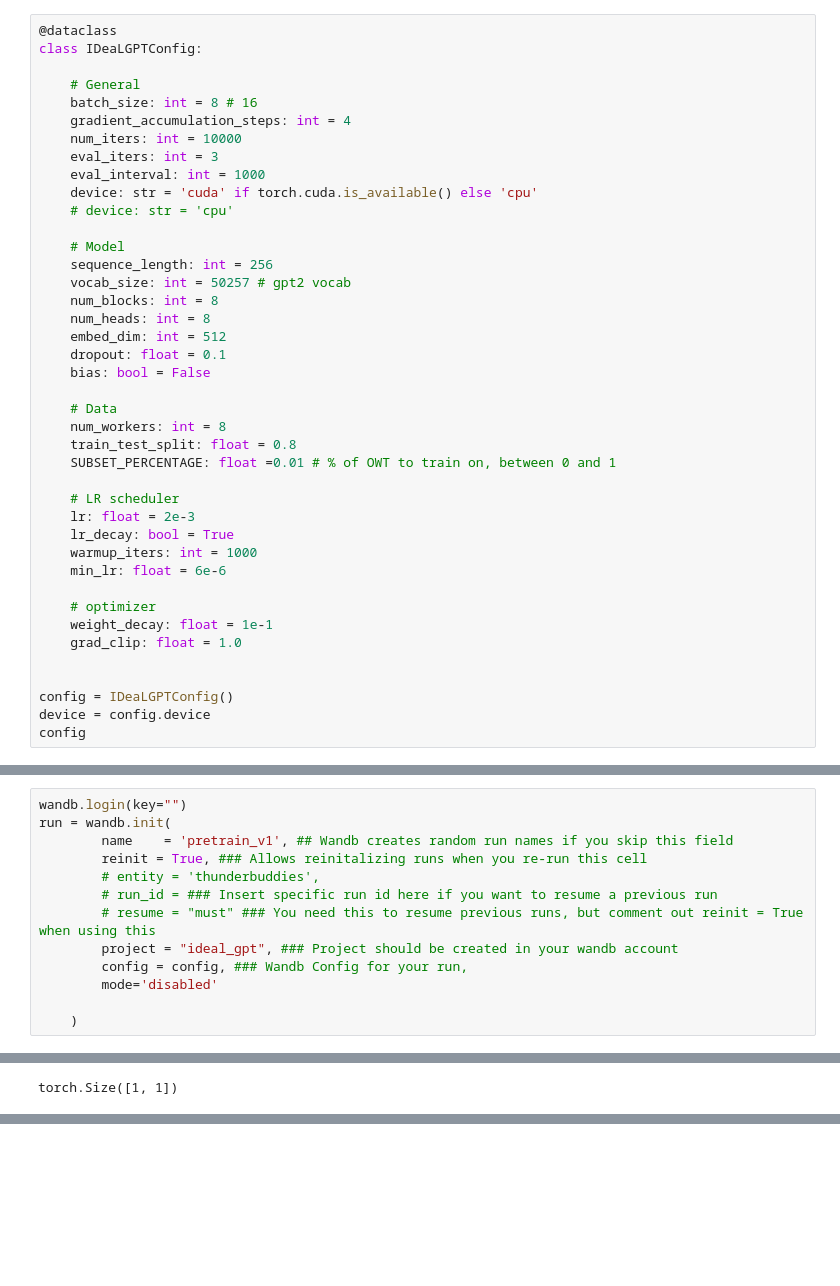
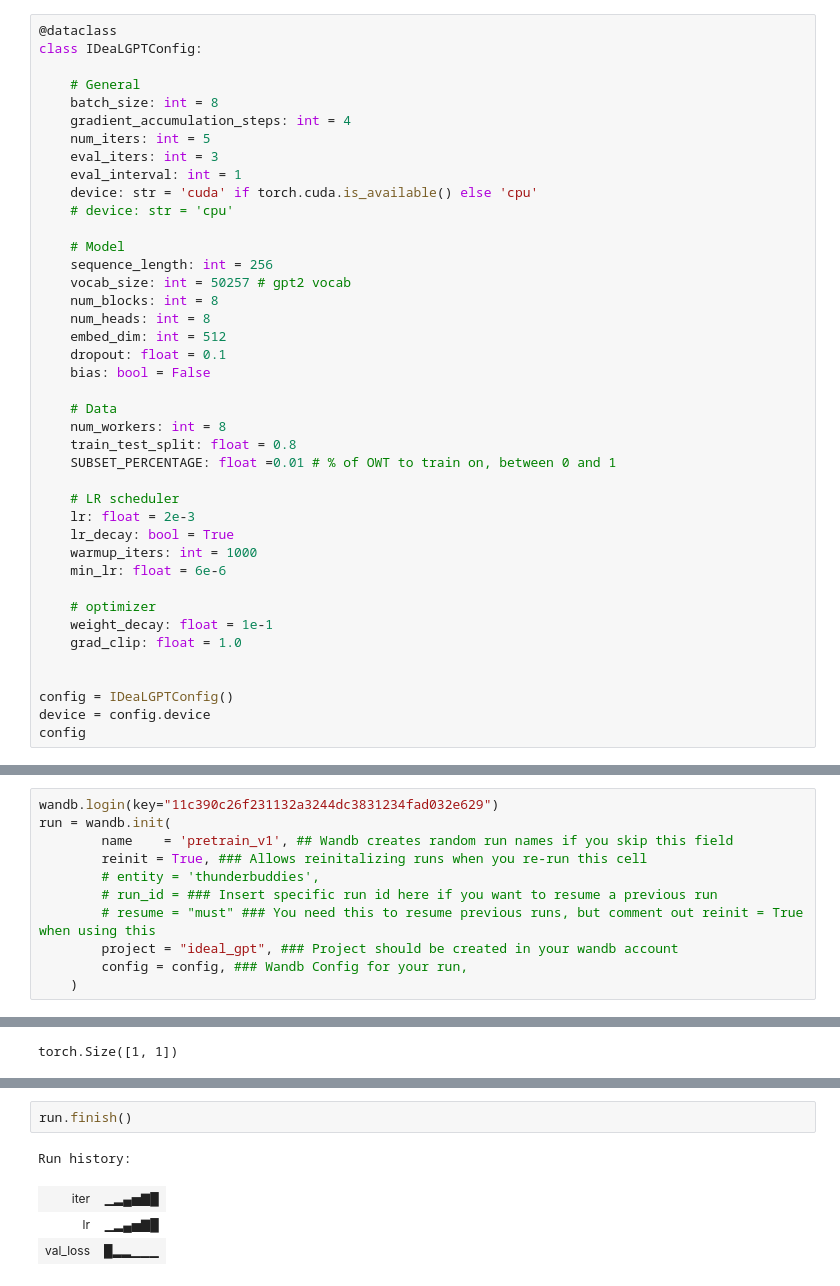
Before and after one commit to Siddharth-Gandhi/ideal_gpt, a Jupyter notebook: fine_tuning_v1.ipynb, the cells around one changed output, grey strips where cells are left out. Cells and saved outputs as stored; diff of their text form; blank space fills up the shorter version.

```diff
--- a/fine_tuning_v1.ipynb
+++ b/fine_tuning_v1.ipynb
@@ -59,11 +90,11 @@ datasets_train.unique('Classifier')
 class IDeaLGPTConfig:
 
     # General
-    batch_size: int = 8 # 16
+    batch_size: int = 8
     gradient_accumulation_steps: int = 4
-    num_iters: int = 10000
+    num_iters: int = 5
     eval_iters: int = 3
-    eval_interval: int = 1000
+    eval_interval: int = 1
     device: str = 'cuda' if torch.cuda.is_available() else 'cpu'
     # device: str = 'cpu'
 
@@ -688,7 +721,7 @@ model.load_state_dict(ckpt)
 # %% [markdown]
 ## WandB
 # %%
-wandb.login(key="")
+wandb.login(key="11c390c26f231132a3244dc3831234fad032e629")
 run = wandb.init(
         name    = 'pretrain_v1', ## Wandb creates random run names if you skip this field
         reinit = True, ### Allows reinitalizing runs when you re-run this cell
@@ -697,7 +730,5 @@ run = wandb.init(
         # resume = "must" ### You need this to resume previous runs, but comment out reinit = True when using this
         project = "ideal_gpt", ### Project should be created in your wandb account
         config = config, ### Wandb Config for your run,
-        mode='disabled'
-
     )
 # %% [output]
@@ -866,0 +1023,7 @@ prompt('Hello world, my name is' , 1)
+# %%
+run.finish()
+# %% [output]
+Run history:
+| iter | ▁▂▄▅▇█ |
+| lr | ▁▂▄▅▇█ |
+| val_loss | █▂▂▁▁▁ |
```
Also changed, not shown: parts of 29 cells of this notebook.
